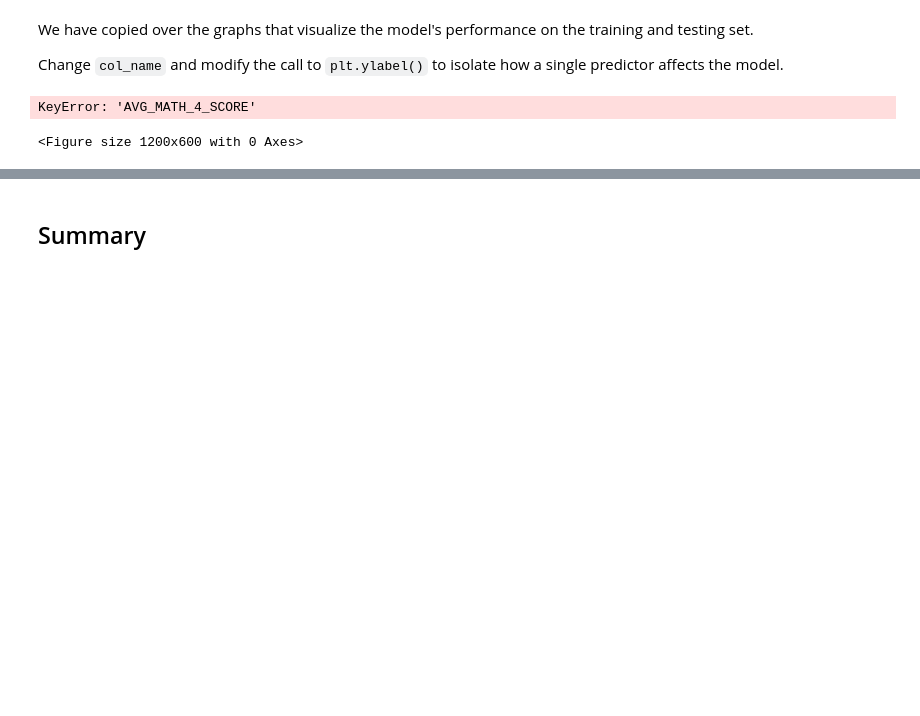
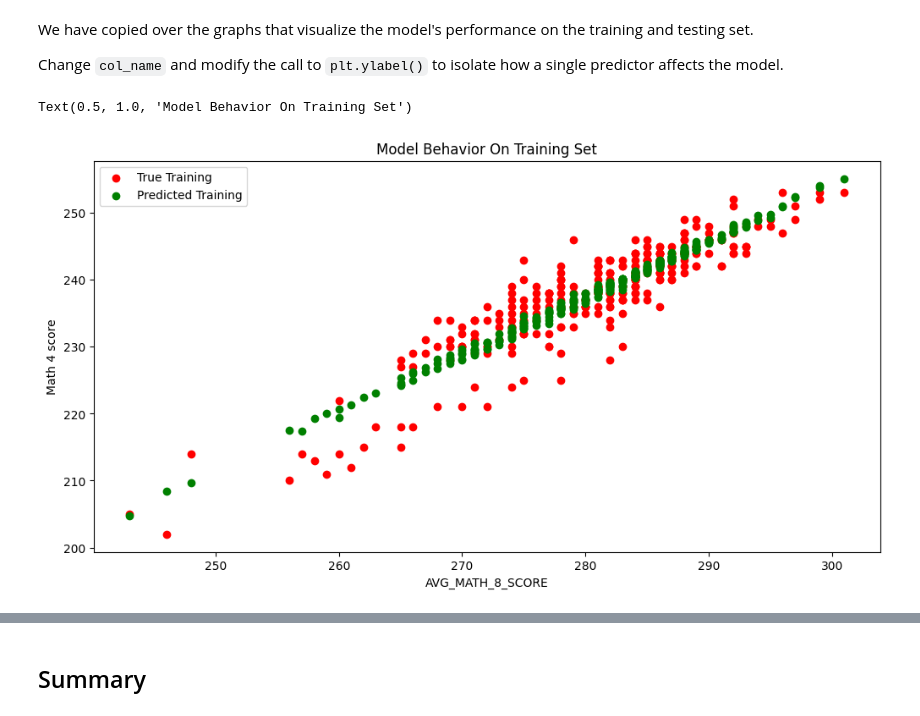
Before and after one commit to sputtipa/MDST-setup, a Jupyter notebook: tutorial1/checkpoint1.ipynb, the cells around one changed output, grey strips where cells are left out. Saved outputs shown, nothing was run; the diff lists cells and outputs as text; code cells hidden in the pictures; blank space fills up the shorter version.

```diff
--- a/tutorial1/checkpoint1.ipynb
+++ b/tutorial1/checkpoint1.ipynb
@@ -197,17 +197,17 @@ We have copied over the graphs that visualize the model's performance on the tra
 
 Change `col_name` and modify the call to `plt.ylabel()` to isolate how a single predictor affects the model.
 # %%
-col_name = 'AVG_MATH_4_SCORE'
+col_name = 'AVG_MATH_8_SCORE'
 
 f = plt.figure(figsize=(12,6))
 plt.scatter(X_train[col_name], y_train, color = "red")
 plt.scatter(X_train[col_name], model.predict(X_train), color = "green")
 
 plt.legend(['True Training','Predicted Training'])
 plt.xlabel(col_name)
 plt.ylabel('Math 4 score')
 plt.title("Model Behavior On Training Set")
 # %% [output]
-KeyError: 'AVG_MATH_4_SCORE'
+Text(0.5, 1.0, 'Model Behavior On Training Set')
-<Figure size 1200x600 with 0 Axes>
+[figure, added]
 # %%
```
Also changed, not shown: parts of 2 cells of this notebook, 1 other file.
